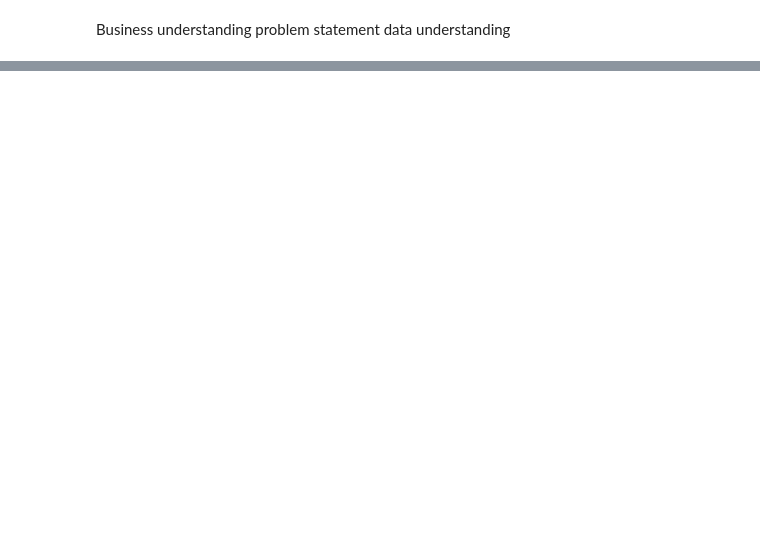
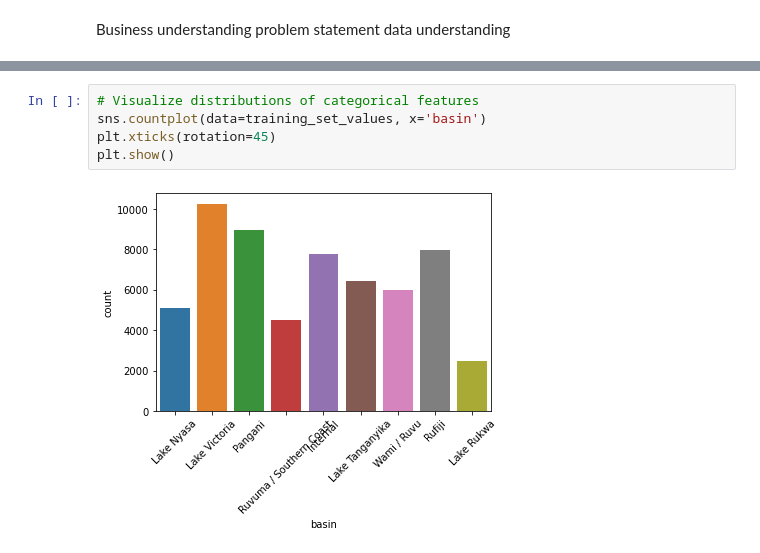
Before and after one commit to LynnsBaraka/tanzania-water-wells, a Jupyter notebook: index.ipynb, the cells around one changed output, grey strips where cells are left out. Saved outputs shown, nothing was run; the diff lists cells and outputs as text; blank space fills up the shorter version.

```diff
--- a/index.ipynb
+++ b/index.ipynb
@@ -40,0 +114,7 @@ training_set_labels.head()
+# %%
+# Visualize distributions of categorical features
+sns.countplot(data=training_set_values, x='basin')
+plt.xticks(rotation=45)
+plt.show()
+# %% [output]
+[figure, added]
```
Also changed, not shown: parts of 13 cells of this notebook.
